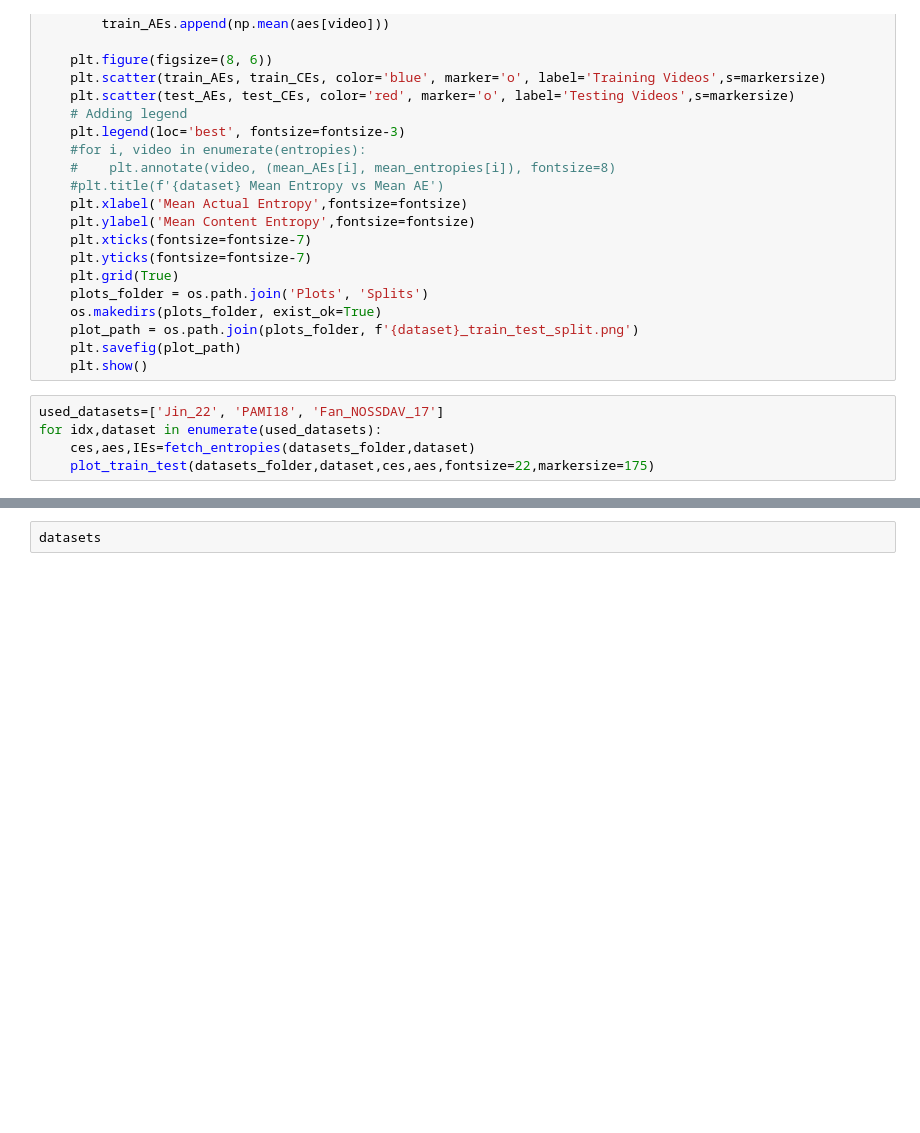
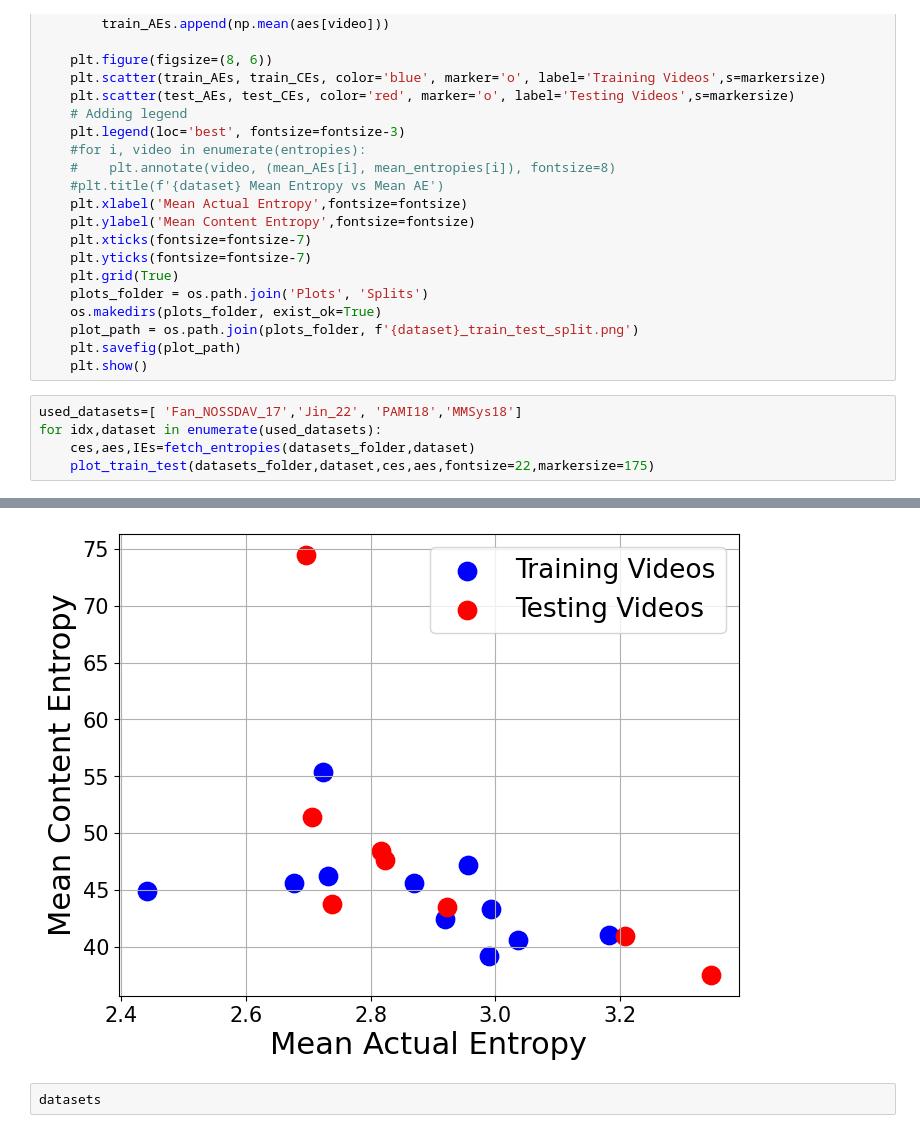
Before and after one commit to varun-pradhan-117/XR-pipeline, a Jupyter notebook: plotting.ipynb, the cells around one changed output, grey strips where cells are left out. Cells and saved outputs as stored; diff of their text form; blank space fills up the shorter version.

Commit message:
mmsys performance

```diff
--- a/plotting.ipynb
+++ b/plotting.ipynb
@@ -511,7 +511,7 @@ def plot_train_test(datasets_folder,dataset, ces,aes,fontsize=12,markersize=50):
     plt.savefig(plot_path)
     plt.show()
 # %%
-used_datasets=['Jin_22', 'PAMI18', 'Fan_NOSSDAV_17']
+used_datasets=[ 'Fan_NOSSDAV_17','Jin_22', 'PAMI18','MMSys18']
 for idx,dataset in enumerate(used_datasets):
     ces,aes,IEs=fetch_entropies(datasets_folder,dataset)
     plot_train_test(datasets_folder,dataset,ces,aes,fontsize=22,markersize=175)
@@ -522,3 +522,4 @@ for idx,dataset in enumerate(used_datasets):
+[figure, added]
 # %%
 datasets
 # %% [output]
```
Also changed, not shown: parts of 2 cells of this notebook, 1 other file.
